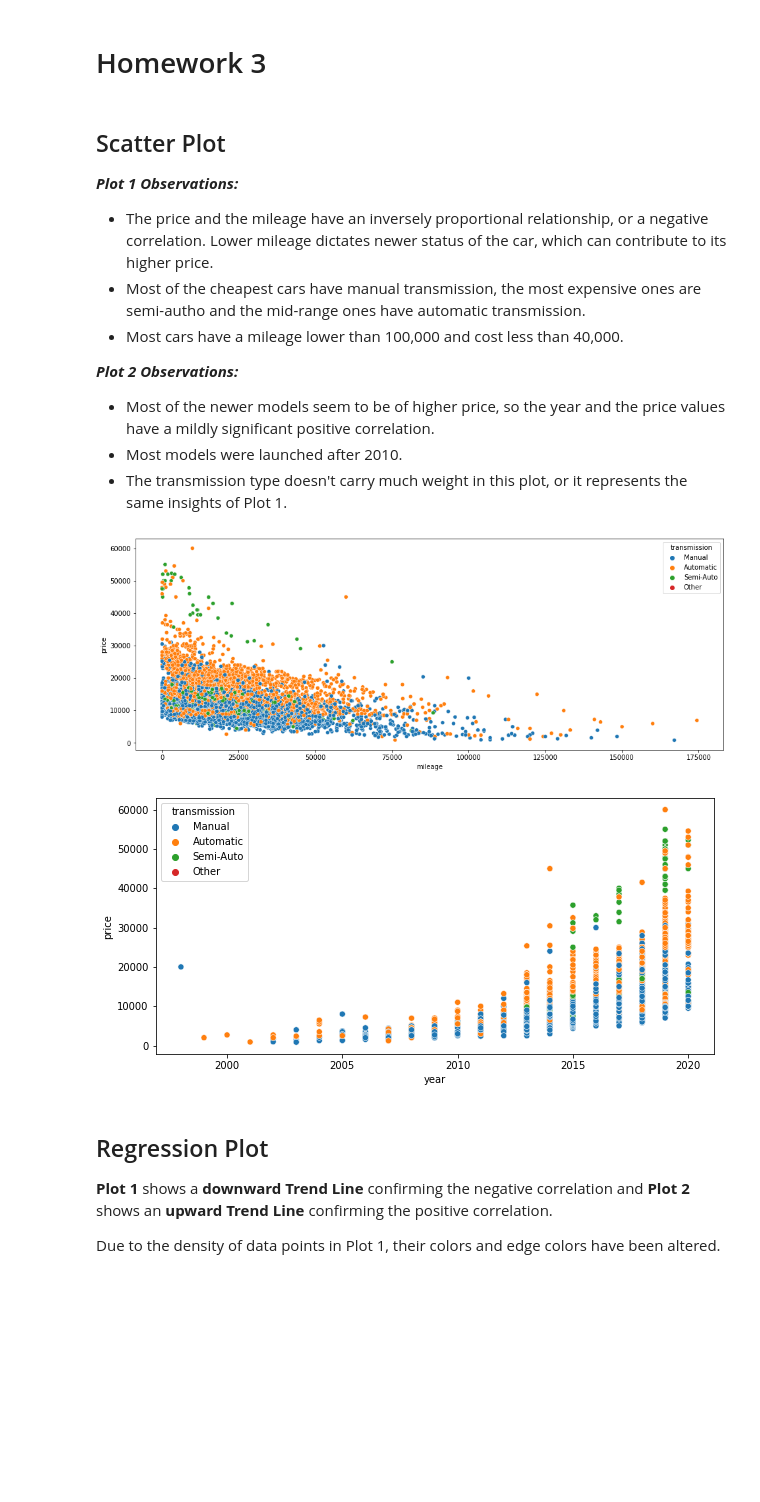
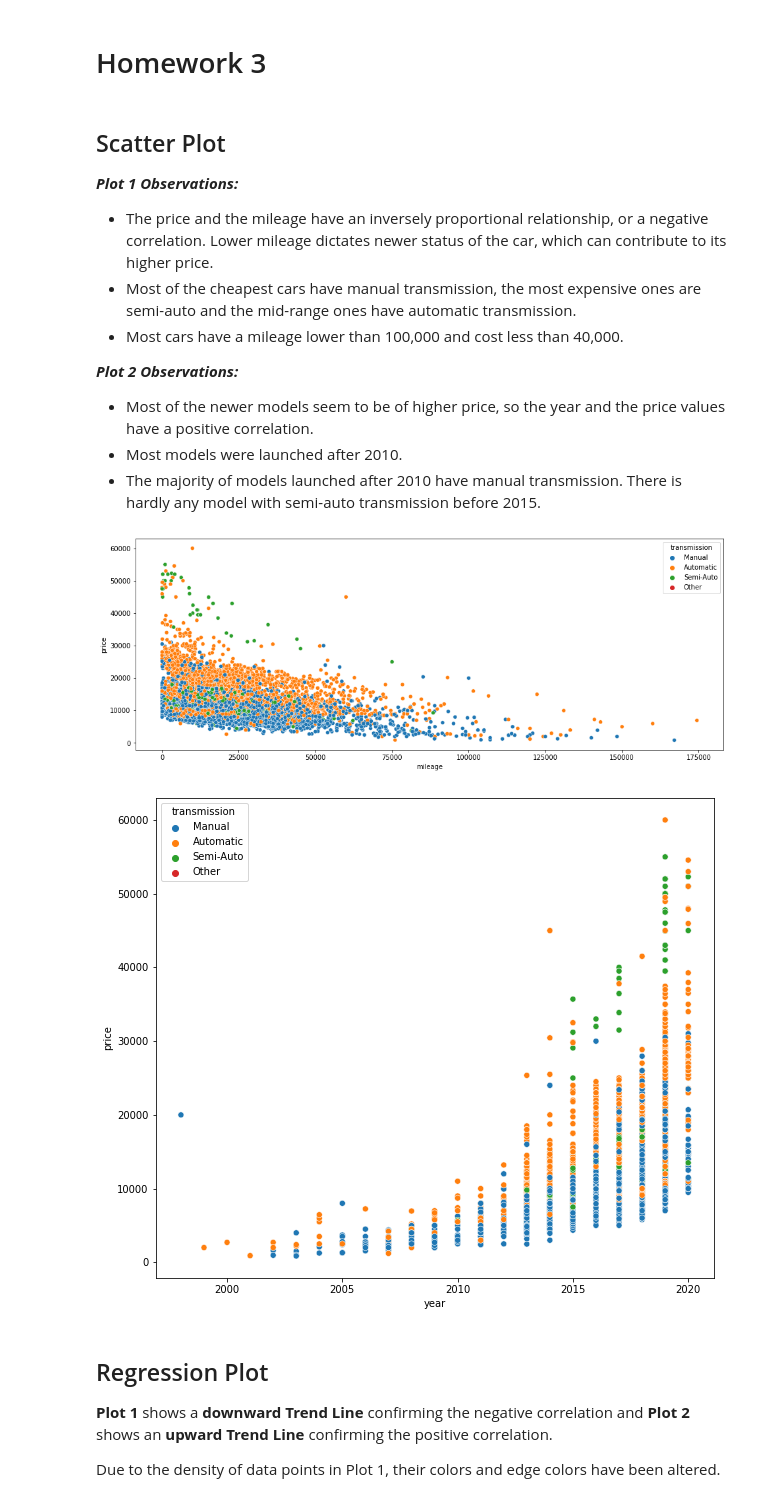
Before and after one commit to SamaSamrin/Toyota-Cars-EDA, a Jupyter notebook: TOYOTA_car_analysis.ipynb, the cells around one changed output. Cells and saved outputs as stored; diff of their text form; code cells hidden in the pictures; blank space fills up the shorter version.

```diff
--- a/TOYOTA_car_analysis.ipynb
+++ b/TOYOTA_car_analysis.ipynb
@@ -99,26 +99,26 @@ Text(0, 0.5, 'Number of Cars')
 ***Plot 1 Observations:***
 
 *   The price and the mileage have an inversely proportional relationship, or a negative correlation. Lower mileage dictates newer status of the car, which can contribute to its higher price.
-*   Most of the cheapest cars have manual transmission, the most expensive ones are semi-autho and the mid-range ones have automatic transmission.
+*   Most of the cheapest cars have manual transmission, the most expensive ones are semi-auto and the mid-range ones have automatic transmission.
 *   Most cars have a mileage lower than 100,000 and cost less than 40,000.
 
 ***Plot 2 Observations:***
-*   Most of the newer models seem to be of higher price, so the year and the price values have a mildly significant positive correlation.
+*   Most of the newer models seem to be of higher price, so the year and the price values have a positive correlation.
 *   Most models were launched after 2010.
-*   The transmission type doesn't carry much weight in this plot, or it represents the same insights of Plot 1.
+*   The majority of models launched after 2010 have manual transmission. There is hardly any model with semi-auto transmission before 2015.
 # %%
 plt.figure(figsize=(16,20))
 plt.subplot(3,1,1)
 sns.scatterplot(x='mileage', y='price', data=df, hue="transmission")
 plt.show()
 
-plt.figure(figsize=(10,16))
+plt.figure(figsize=(10,30))
 plt.subplot(3,1,2)
 sns.scatterplot(x='year', y='price', data=df, hue="transmission")
 plt.show()
 # %% [output]
 [figure]
-[figure, old version]
+[figure, new version]
 # %% [markdown]
 ## Regression Plot
 
```
